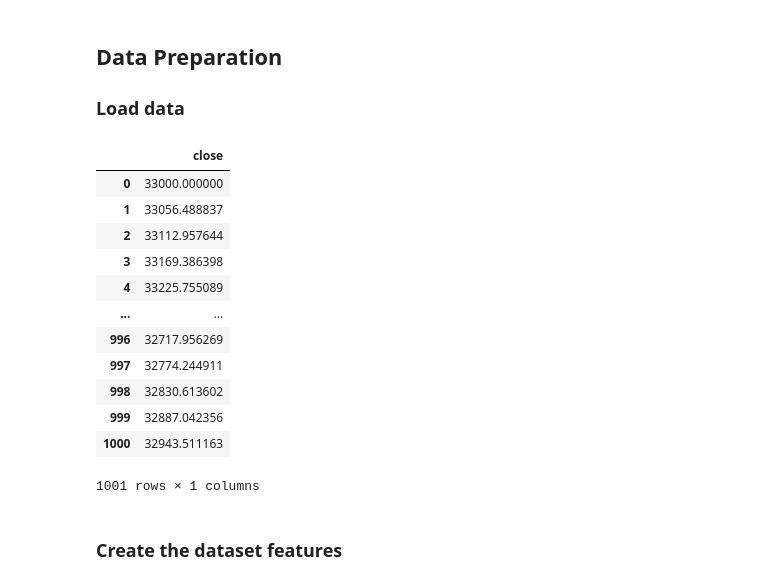
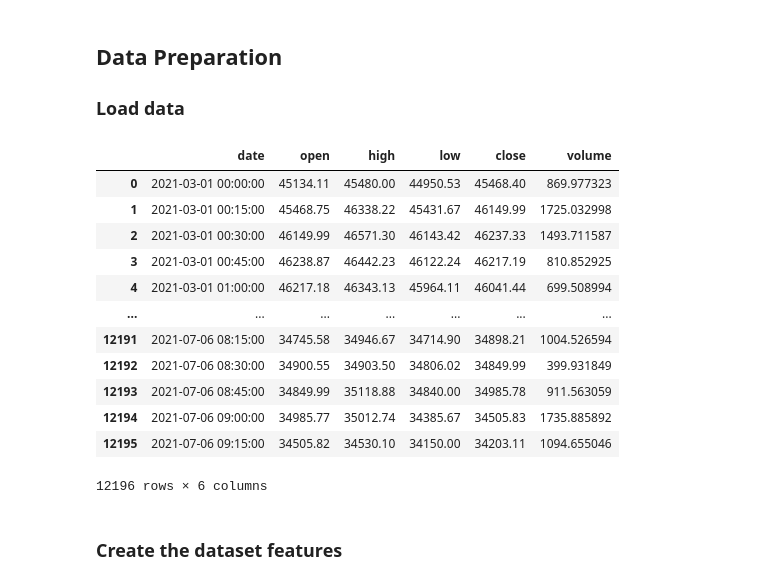
Before and after one commit to dennislwy/tensortrade-train, a Jupyter notebook: Tensortrade Train using Ray.ipynb, the cells around one changed output. Saved outputs shown, nothing was run; the diff lists cells and outputs as text; code cells hidden in the pictures.

```diff
--- a/Tensortrade Train using Ray.ipynb
+++ b/Tensortrade Train using Ray.ipynb
@@ -134,42 +150,44 @@ def generate_sine_data(offset=3300, amplitude=300, steps=1000, cycle=3):
 # %%
 # amp = 50
 # offset = 100
 
 # offset = 2000
 # amp = 1000
 
 offset = 33000
 amp = 3000
 
 steps = 1000
 cycle = 3
-df = generate_sine_data(offset=offset, amplitude=amp, steps=steps, cycle=cycle)
-reward_mean_target = 33515 # sine offset=33k amp=3k
-reward_mean_target = 20000 # sine offset=33k amp=3k
+#df = generate_sine_data(offset=offset, amplitude=amp, steps=steps, cycle=cycle)
+#reward_mean_target = 33517.4 # sine offset=33k amp=3k
+#expriment_name = "sinewave2"
 
 #df = load_data(sine_fixed_data_path)
 
 #df = load_data(binance_1h_data_path)
 #reward_mean_target = 160000
+#expriment_name = "binance_1h"
 
-#df = load_data(binance_15m_data_path)
-#reward_mean_target = 240000 # 300000 # binance-15m
+df = load_data(binance_15m_data_path)
+reward_mean_target = 270000 # binance-15m
+expriment_name = "binance_15m"
 
 df
 # %% [output]
-|  | close |
-| 0 | 33000.000000 |
-| 1 | 33056.488837 |
-| 2 | 33112.957644 |
-| 3 | 33169.386398 |
-| 4 | 33225.755089 |
-| ... | ... |
-| 996 | 32717.956269 |
-| 997 | 32774.244911 |
-| 998 | 32830.613602 |
-| 999 | 32887.042356 |
-| 1000 | 32943.511163 |
+|  | date | open | high | low | close | volume |
+| 0 | 2021-03-01 00:00:00 | 45134.11 | 45480.00 | 44950.53 | 45468.40 | 869.977323 |
+| 1 | 2021-03-01 00:15:00 | 45468.75 | 46338.22 | 45431.67 | 46149.99 | 1725.032998 |
+| 2 | 2021-03-01 00:30:00 | 46149.99 | 46571.30 | 46143.42 | 46237.33 | 1493.711587 |
+| 3 | 2021-03-01 00:45:00 | 46238.87 | 46442.23 | 46122.24 | 46217.19 | 810.852925 |
+| 4 | 2021-03-01 01:00:00 | 46217.18 | 46343.13 | 45964.11 | 46041.44 | 699.508994 |
+| ... | ... | ... | ... | ... | ... | ... |
+| 12191 | 2021-07-06 08:15:00 | 34745.58 | 34946.67 | 34714.90 | 34898.21 | 1004.526594 |
+| 12192 | 2021-07-06 08:30:00 | 34900.55 | 34903.50 | 34806.02 | 34849.99 | 399.931849 |
+| 12193 | 2021-07-06 08:45:00 | 34849.99 | 35118.88 | 34840.00 | 34985.78 | 911.563059 |
+| 12194 | 2021-07-06 09:00:00 | 34985.77 | 35012.74 | 34385.67 | 34505.83 | 1735.885892 |
+| 12195 | 2021-07-06 09:15:00 | 34505.82 | 34530.10 | 34150.00 | 34203.11 | 1094.655046 |
-1001 rows × 1 columns
+12196 rows × 6 columns
 # %%
 df_sine_fixed = load_data(sine_fixed_data_path)
 df_sine_up = load_data(sine_up_data_path)
```
Also changed, not shown: parts of 23 cells of this notebook, 1 other file.
